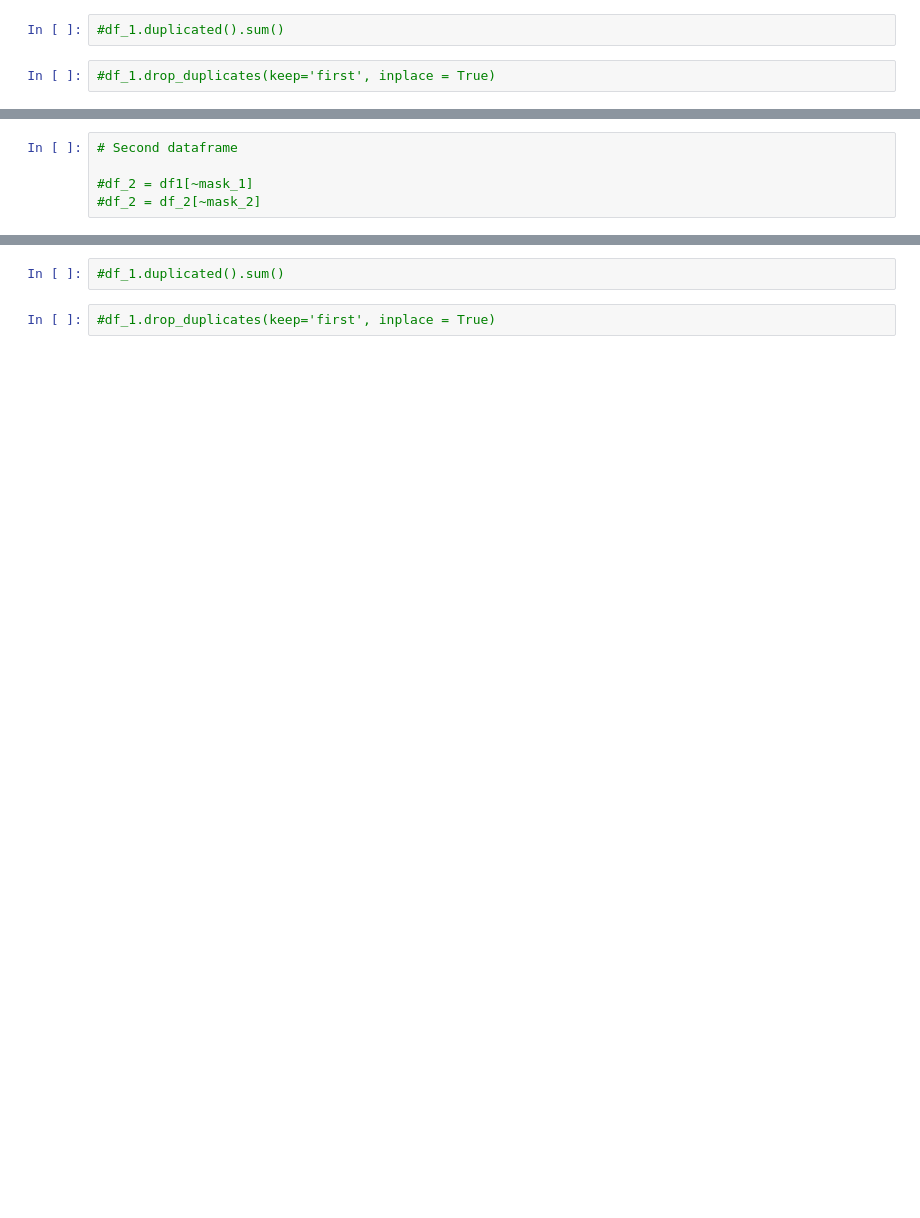
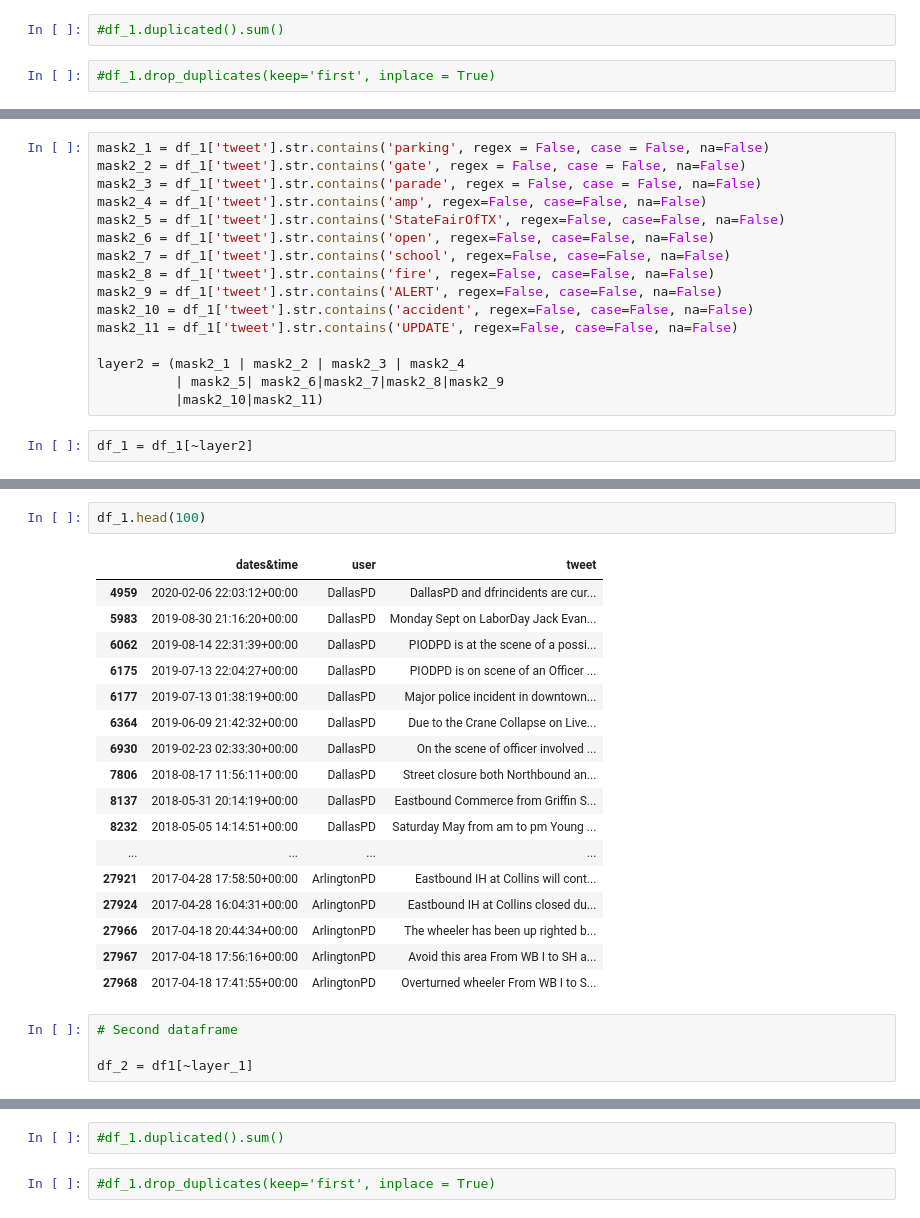
Before and after one commit to KellySlatery/client_project, a Jupyter notebook: Data EDA and Cleaning.ipynb, the cells around one changed output, grey strips where cells are left out. Saved outputs shown, nothing was run; the diff lists cells and outputs as text; blank space fills up the shorter version.

```diff
--- a/Data EDA and Cleaning.ipynb
+++ b/Data EDA and Cleaning.ipynb
@@ -77,0 +140,18 @@ pd.set_option('display.max_colwidth', -1)
+# %%
+mask2_1 = df_1['tweet'].str.contains('parking', regex = False, case = False, na=False)
+mask2_2 = df_1['tweet'].str.contains('gate', regex = False, case = False, na=False)
+mask2_3 = df_1['tweet'].str.contains('parade', regex = False, case = False, na=False)
+mask2_4 = df_1['tweet'].str.contains('amp', regex=False, case=False, na=False)
+mask2_5 = df_1['tweet'].str.contains('StateFairOfTX', regex=False, case=False, na=False)
+mask2_6 = df_1['tweet'].str.contains('open', regex=False, case=False, na=False)
+mask2_7 = df_1['tweet'].str.contains('school', regex=False, case=False, na=False)
+mask2_8 = df_1['tweet'].str.contains('fire', regex=False, case=False, na=False)
+mask2_9 = df_1['tweet'].str.contains('ALERT', regex=False, case=False, na=False)
+mask2_10 = df_1['tweet'].str.contains('accident', regex=False, case=False, na=False)
+mask2_11 = df_1['tweet'].str.contains('UPDATE', regex=False, case=False, na=False)
+
+layer2 = (mask2_1 | mask2_2 | mask2_3 | mask2_4
+          | mask2_5| mask2_6|mask2_7|mask2_8|mask2_9
+          |mask2_10|mask2_11)
+# %%
+df_1 = df_1[~layer2]
@@ -78,5 +162,24 @@ pd.set_option('display.max_colwidth', -1)
+# %%
+df_1.head(100)
+# %% [output]
+|  | dates&time | user | tweet |
+| 4959 | 2020-02-06 22:03:12+00:00 | DallasPD | DallasPD and dfrincidents are cur... |
+| 5983 | 2019-08-30 21:16:20+00:00 | DallasPD | Monday Sept on LaborDay Jack Evan... |
+| 6062 | 2019-08-14 22:31:39+00:00 | DallasPD | PIODPD is at the scene of a possi... |
+| 6175 | 2019-07-13 22:04:27+00:00 | DallasPD | PIODPD is on scene of an Officer ... |
+| 6177 | 2019-07-13 01:38:19+00:00 | DallasPD | Major police incident in downtown... |
+| 6364 | 2019-06-09 21:42:32+00:00 | DallasPD | Due to the Crane Collapse on Live... |
+| 6930 | 2019-02-23 02:33:30+00:00 | DallasPD | On the scene of officer involved ... |
+| 7806 | 2018-08-17 11:56:11+00:00 | DallasPD | Street closure both Northbound an... |
+| 8137 | 2018-05-31 20:14:19+00:00 | DallasPD | Eastbound Commerce from Griffin S... |
+| 8232 | 2018-05-05 14:14:51+00:00 | DallasPD | Saturday May from am to pm Young ... |
+| ... | ... | ... | ... |
+| 27921 | 2017-04-28 17:58:50+00:00 | ArlingtonPD | Eastbound IH at Collins will cont... |
+| 27924 | 2017-04-28 16:04:31+00:00 | ArlingtonPD | Eastbound IH at Collins closed du... |
+| 27966 | 2017-04-18 20:44:34+00:00 | ArlingtonPD | The wheeler has been up righted b... |
+| 27967 | 2017-04-18 17:56:16+00:00 | ArlingtonPD | Avoid this area From WB I to SH a... |
+| 27968 | 2017-04-18 17:41:55+00:00 | ArlingtonPD | Overturned wheeler From WB I to S... |
 # %%
 # Second dataframe
 
-#df_2 = df1[~mask_1]
-#df_2 = df_2[~mask_2]
+df_2 = df1[~layer_1]
```
Also changed, not shown: parts of 38 cells of this notebook, 4 other files.
